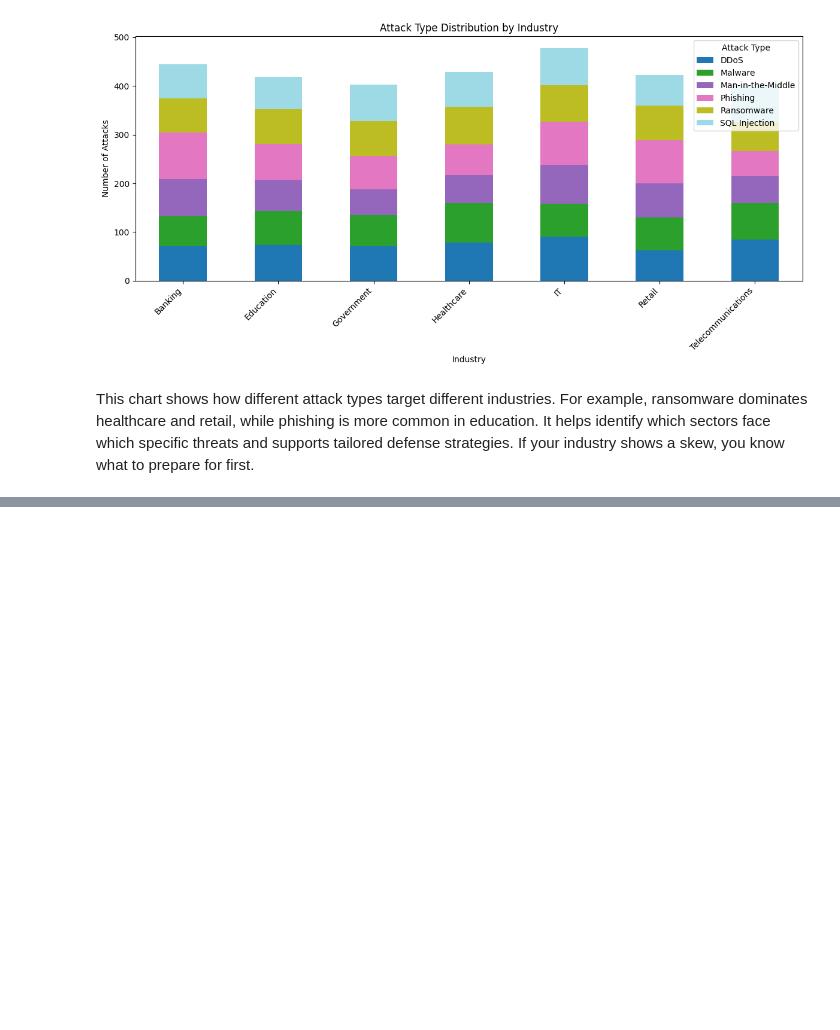
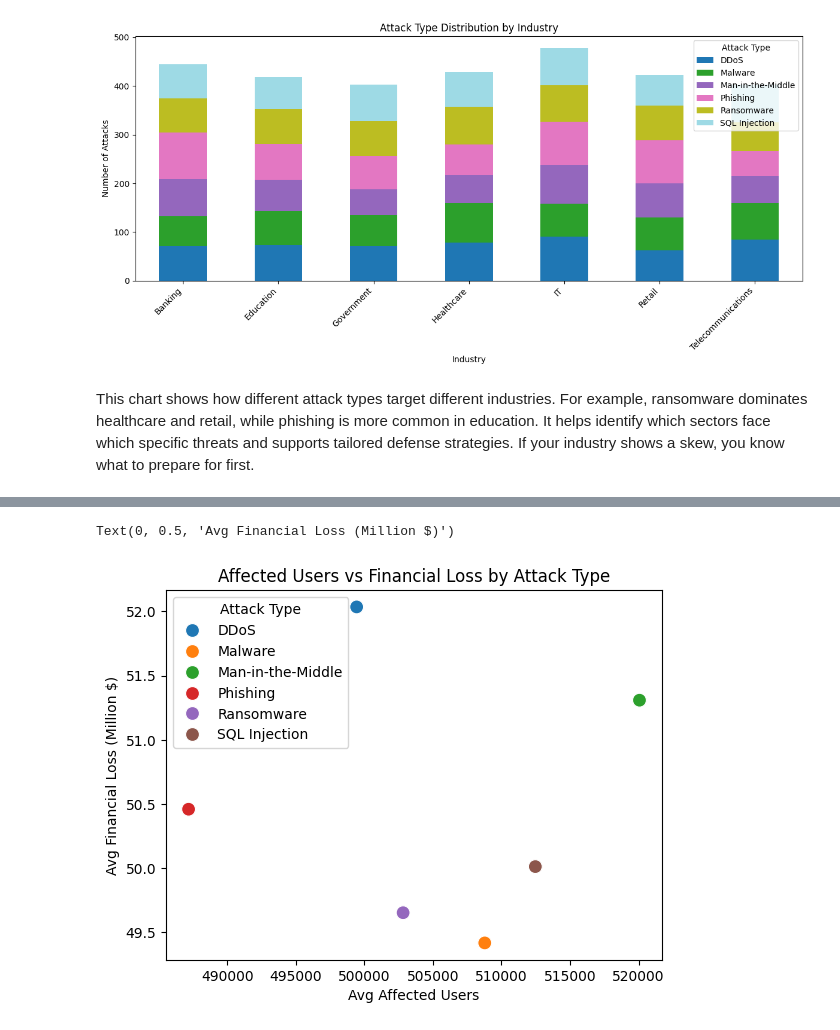
Before and after one commit to dolludaa/Global-Cybersecurity-Threats-2015-2024, a Jupyter notebook: business_analysis.ipynb, the cells around one changed output, grey strips where cells are left out. Cells and saved outputs as stored; diff of their text form; code cells hidden in the pictures; blank space fills up the shorter version.

```diff
--- a/business_analysis.ipynb
+++ b/business_analysis.ipynb
@@ -143,0 +166,9 @@ This chart shows how different attack types target different industries. For exa
+# %%
+chart5 = df.groupby('Attack Type')[['Number of Affected Users', 'Financial Loss (in Million $)']].mean().reset_index()
+sns.scatterplot(data=chart5, x='Number of Affected Users', y='Financial Loss (in Million $)', hue='Attack Type', s=100)
+plt.title('Affected Users vs Financial Loss by Attack Type')
+plt.xlabel('Avg Affected Users')
+plt.ylabel('Avg Financial Loss (Million $)')
+# %% [output]
+Text(0, 0.5, 'Avg Financial Loss (Million $)')
+[figure, added]
```
Also changed, not shown: parts of 1 cell of this notebook.
